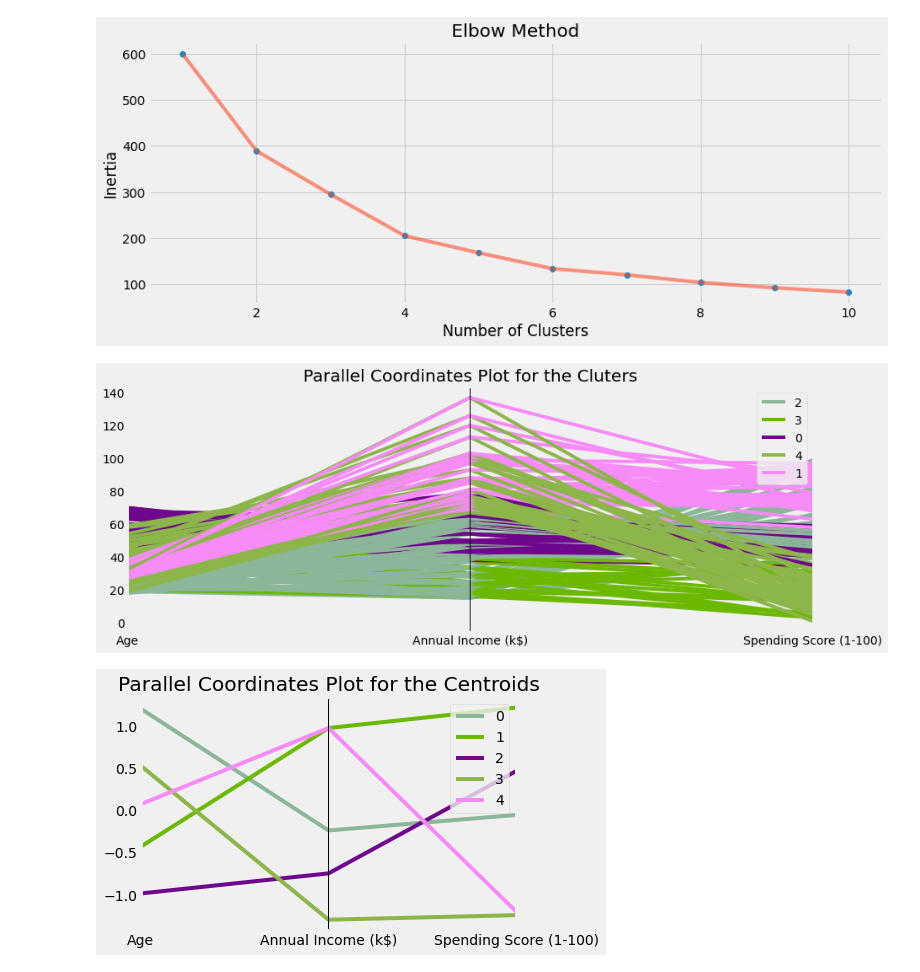
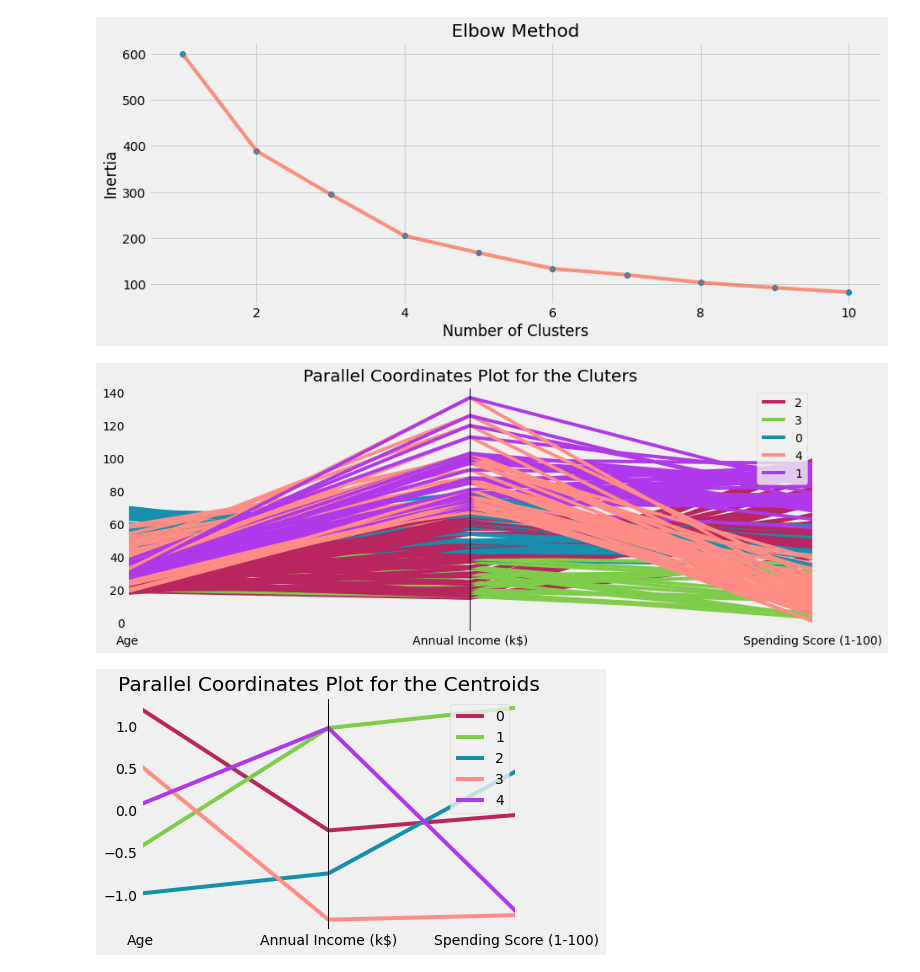
Before and after one commit to martinnss/Customer-Segmentation-with-KMeans-and-Affinity-Propagation, a Jupyter notebook: costumer_segmentation_kmeans.ipynb, the cells around one changed output. Saved outputs shown, nothing was run; the diff lists cells and outputs as text; code cells hidden in the pictures.

```diff
--- a/costumer_segmentation_kmeans.ipynb
+++ b/costumer_segmentation_kmeans.ipynb
@@ -193,16 +193,17 @@ plt.show()
 # %%
 kmeans1 = KMeans(n_clusters= 5, init='k-means++', random_state=42)
 kmeans1.fit(X1)
 
 predict = kmeans1.predict(X1)
 data['cluster'] = predict
+color_codes=('#B8255F','#7ECC49','#158FAD','#FF8D85','#AF38EB')
 
 plt.figure(1 , figsize = (13 ,5))
-pd.plotting.parallel_coordinates(data, 'cluster')
+pd.plotting.parallel_coordinates(data, 'cluster',color=color_codes)
 plt.title('Parallel Coordinates Plot for the Cluters')
 plt.show()
 # %% [output]
-[figure, old version]
+[figure, new version]
 # %%
 #PARA VISUALIZAR MEJOR OCUPAR ESTO PQ SE GRAFICAN LOS CENTROIDES Y SE EENTIENDE MUUCHO MEJOR
 data.drop(columns=['cluster'],inplace=True)
@@ -211,8 +212,8 @@ data.drop(columns=['cluster'],inplace=True)
 centroids = pd.DataFrame(kmeans1.cluster_centers_,columns=data.columns)
 centroids['cluster'] = centroids.index
 
-cent2=pd.plotting.parallel_coordinates(centroids,'cluster')
+cent2=pd.plotting.parallel_coordinates(centroids,'cluster',color=color_codes)
 plt.title('Parallel Coordinates Plot for the Centroids')
 plt.show()
 # %% [output]
-[figure, old version]
+[figure, new version]
```
